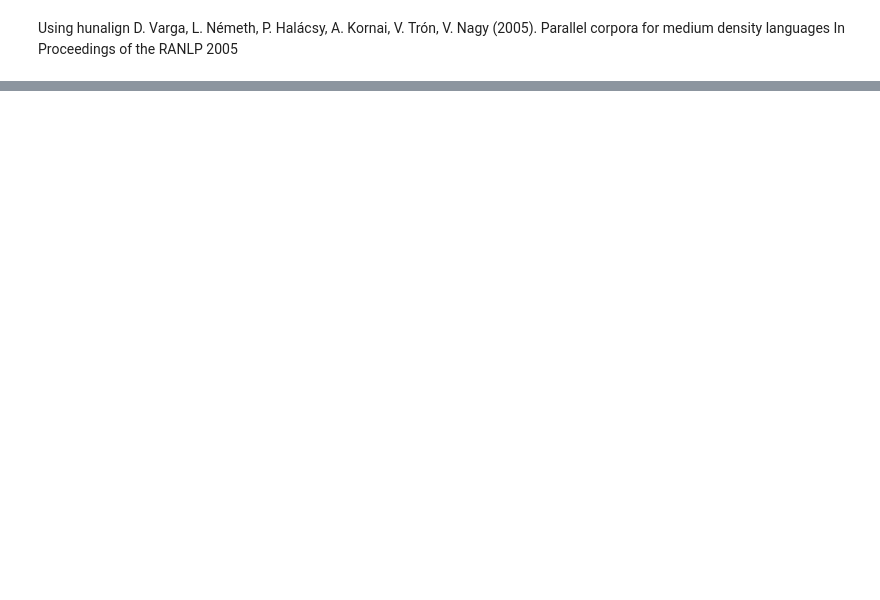
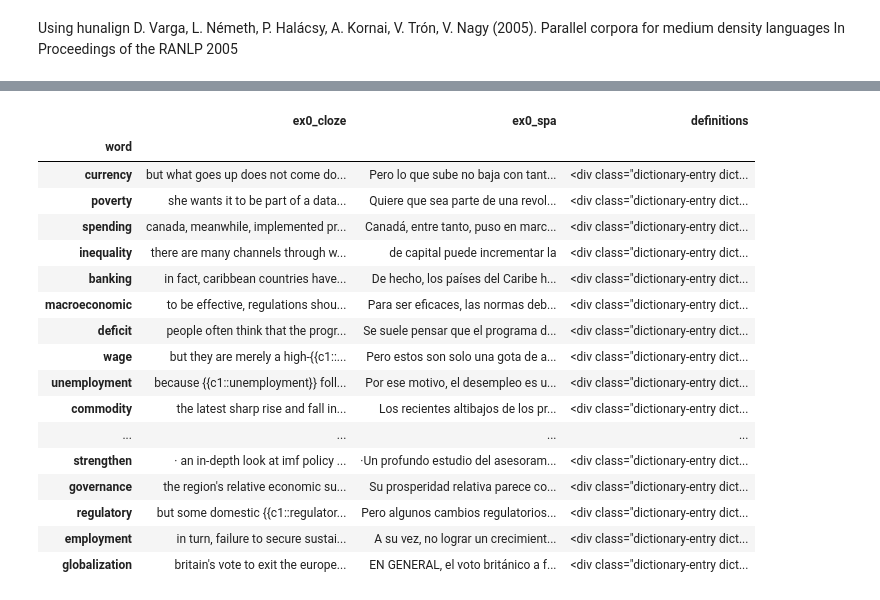
Before and after one commit to pvonglehn/economics_vocab, a Jupyter notebook: Blanca.ipynb, the cells around one changed output, grey strips where cells are left out. Saved outputs shown, nothing was run; the diff lists cells and outputs as text; code cells hidden in the pictures; blank space fills up the shorter version.

Commit message:
getting example sentences from imf

```diff
--- a/Blanca.ipynb
+++ b/Blanca.ipynb
@@ -1092,0 +778,21 @@ print(soup.select(".content.definitions.dictionary.biling"))
+# %%
+to_anki = definitions.copy()
+# %%
+to_anki.index = to_anki['word']
+# %%
+%%time
+for word in to_anki.index[:100]:
+    try:
+        sentence_df['sentence_length'] = sentence_df['english'].apply(lambda x: len(x.split()))
+        examples = (sentence_df[sentence_df['english']
+             .str.contains(word)].sort_values('sentence_length'))
+        examples = examples[['english','spanish']].loc[examples['sentence_length'] > 15]
+        examples = examples.loc[~examples['english'].str.contains("\d") & ~examples['spanish'].str.contains("\d")]
+        examples = examples.iloc[:5,:]
+        for i in range(5):
+            to_anki.loc[word,"ex{}_eng".format(i)] = examples.iloc[i,0]
+            to_anki.loc[word,"ex{}_spa".format(i)] = examples.iloc[i,1]
+    except:
+        for i in range(5):
+            to_anki.loc[word,"ex{}_eng".format(i)] = np.nan
+            to_anki.loc[word,"ex{}_spa".format(i)] = np.nan
@@ -1092,0 +822,9 @@ print(soup.select(".content.definitions.dictionary.biling"))
+# %%
+import re
+for word in to_anki.index[:100]:
+    try:
+        regex = r"{}\S*".format(to_anki.loc[word,'word'][:-2])
+        match = re.findall(regex,to_anki.loc[word,'ex0_eng'].lower())[0]
+        to_anki.loc[word,'ex0_cloze'] = re.sub(match,"{{{{c1::{}}}}}".format(match),to_anki.loc[word,'ex0_eng'].lower())
+    except:
+        continue
@@ -1092,0 +855,23 @@ print(soup.select(".content.definitions.dictionary.biling"))
+# %%
+pd.options.display.max_colwidth=1000
+tmp = to_anki.iloc[:100,[12,3,1]]
+tmp.head(20)
+# %% [output]
+|  | ex0_cloze | ex0_spa | definitions |
+| word |  |  |  |
+| currency | but what goes up does not come do... | Pero lo que sube no baja con tant... | <div class="dictionary-entry dict... |
+| poverty | she wants it to be part of a data... | Quiere que sea parte de una revol... | <div class="dictionary-entry dict... |
+| spending | canada, meanwhile, implemented pr... | Canadá, entre tanto, puso en marc... | <div class="dictionary-entry dict... |
+| inequality | there are many channels through w... | de capital puede incrementar la | <div class="dictionary-entry dict... |
+| banking | in fact, caribbean countries have... | De hecho, los países del Caribe h... | <div class="dictionary-entry dict... |
+| macroeconomic | to be effective, regulations shou... | Para ser eficaces, las normas deb... | <div class="dictionary-entry dict... |
+| deficit | people often think that the progr... | Se suele pensar que el programa d... | <div class="dictionary-entry dict... |
+| wage | but they are merely a high-{{c1::... | Pero estos son solo una gota de a... | <div class="dictionary-entry dict... |
+| unemployment | because {{c1::unemployment}} foll... | Por ese motivo, el desempleo es u... | <div class="dictionary-entry dict... |
+| commodity | the latest sharp rise and fall in... | Los recientes altibajos de los pr... | <div class="dictionary-entry dict... |
+| ... | ... | ... | ... |
+| strengthen | · an in-depth look at imf policy ... | ·Un profundo estudio del asesoram... | <div class="dictionary-entry dict... |
+| governance | the region's relative economic su... | Su prosperidad relativa parece co... | <div class="dictionary-entry dict... |
+| regulatory | but some domestic {{c1::regulator... | Pero algunos cambios regulatorios... | <div class="dictionary-entry dict... |
+| employment | in turn, failure to secure sustai... | A su vez, no lograr un crecimient... | <div class="dictionary-entry dict... |
+| globalization | britain's vote to exit the europe... | EN GENERAL, el voto británico a f... | <div class="dictionary-entry dict... |
```
Also changed, not shown: parts of 49 cells of this notebook.
